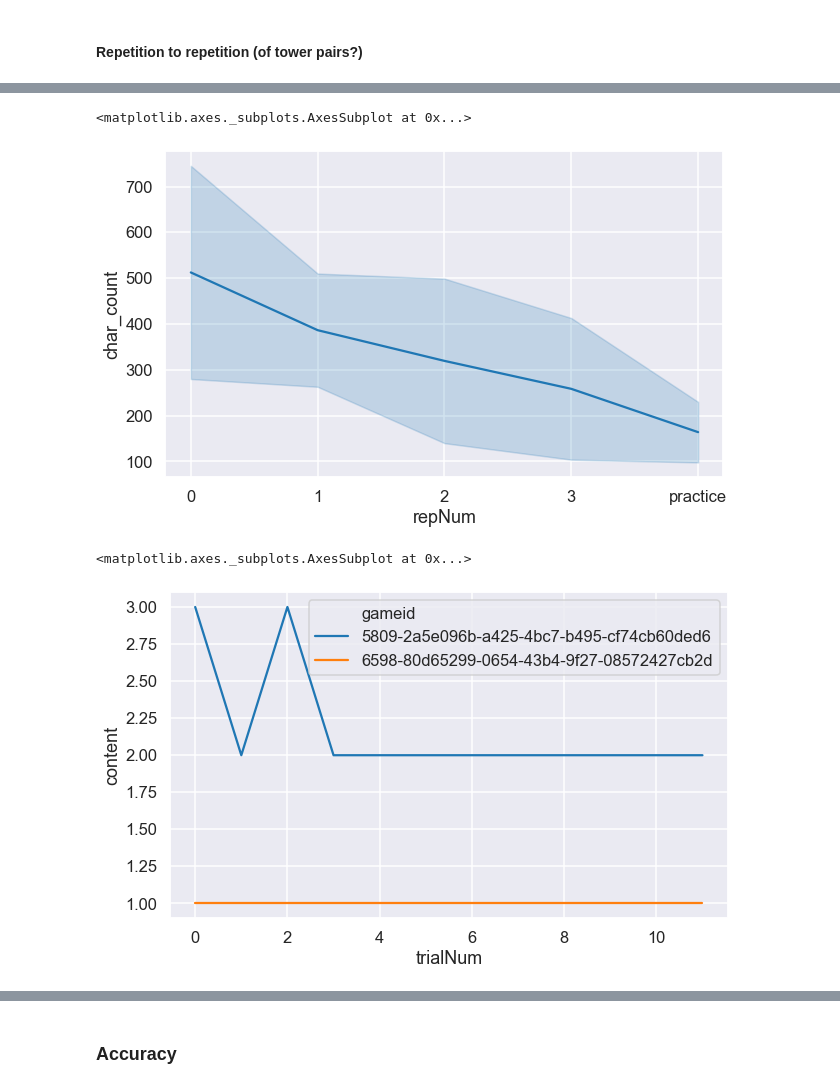
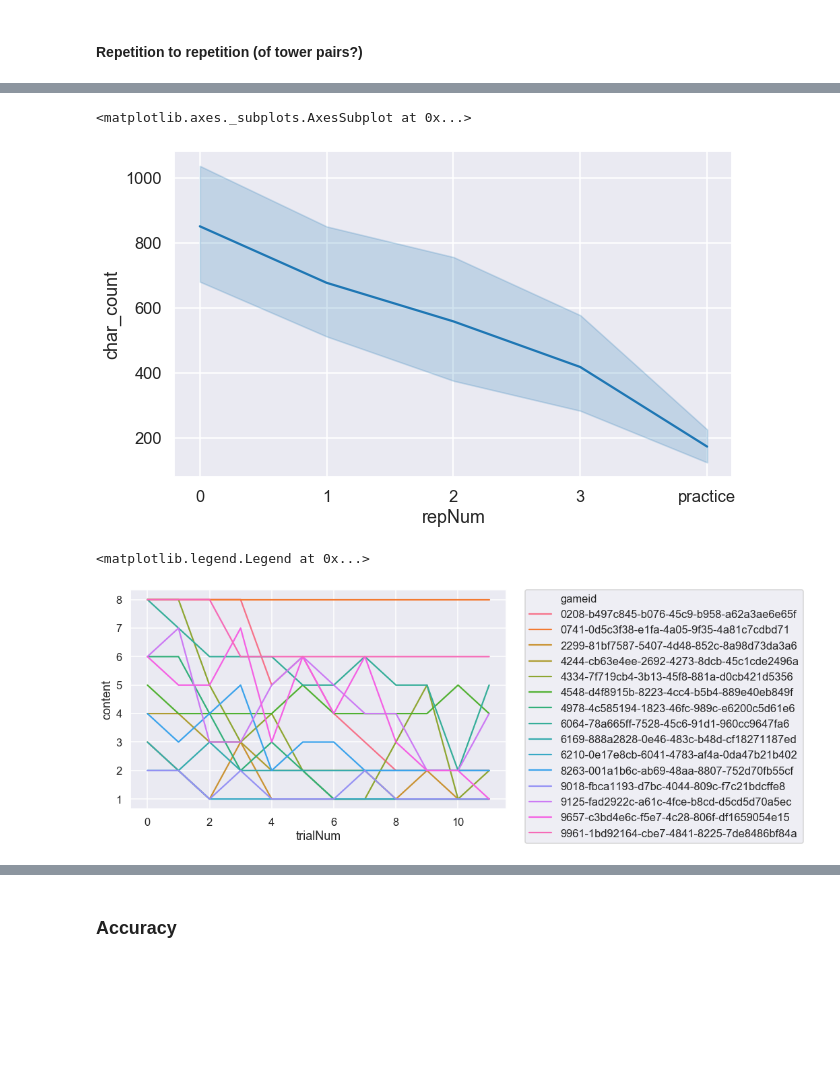
Before and after one commit to cogtoolslab/compositional-abstractions, a Jupyter notebook: analysis/compabs_analysis_p3.ipynb, the cells around one changed output, grey strips where cells are left out. Cells and saved outputs as stored; diff of their text form; code cells hidden in the pictures; blank space fills up the shorter version.

Commit message:
neaten/ clean analysis

```diff
--- a/analysis/compabs_analysis_p3.ipynb
+++ b/analysis/compabs_analysis_p3.ipynb
@@ -288,5 +341,9 @@ Now that we have our dfs constructed, we can do some basic analysis. If you pref
 # How many dyads fulfill 75% Accuracy on 75% of trials
 df75 = pd.DataFrame(df_trial.groupby(['gameid', 'trialNum'])['trialScore'].sum()>75).groupby(['gameid']).sum()
 df75['trials'] = df75['trialScore']
-print("Total dyads achieving 75% Accuracy on 75% of trials:",len(df75[df75['trials']>=9]))
+
+#delete rows that aren't greater than 75% in 9 trials
+df75 = df75[df75['trials']>=9]
+
+print("Total dyads achieving 75% Accuracy on 75% of trials:",len(df75))
 # %% [output]
@@ -294,3 +351,11 @@ Total dyads achieving 75% Accuracy on 75% of trials: 2
+# %%
+includedGames = list(df75.reset_index().gameid)
+# %%
+# Exclude from analysis
+df_block = df_block[df_block.gameid.isin(includedGames)]
+df_chat = df_chat[df_chat.gameid.isin(includedGames)]
+df_exit = df_exit[df_exit.gameid.isin(includedGames)]
+df_trial = df_trial[df_trial.gameid.isin(includedGames)]
 # %%
 #df_exit2 = pd.read_csv('../results/csv/compabs_exit_pilot2.csv')
 df_exit.confused.unique()
@@ -431,16 +504,17 @@ plt.figure(figsize=(10,6))
 sns.lineplot(data=rep_sums, x='repNum',y='char_count')
 # %% [output]
 <matplotlib.axes._subplots.AxesSubplot at 0x...>
-[figure, old version]
+[figure, new version]
 # %%
 # Number of messages across trials (by game)
 
 plt.figure(figsize=(10,6))
 sns.lineplot(data=trial_counts, x='trialNum',y='content', hue='gameid')
+plt.legend(bbox_to_anchor=(1.05, 1), loc=2, borderaxespad=0)
 # y variable doesn't matter here- it just counts the number of rows in each group
 # %% [output]
-<matplotlib.axes._subplots.AxesSubplot at 0x...>
+<matplotlib.legend.Legend at 0x...>
-[figure, old version]
+[figure, new version]
 # %%
 messages = df_chat.groupby(['gameid','trialNum'])['content'].agg(lambda x: "\\\"".join(x)).reset_index()
 with pd.option_context('display.max_colwidth', -1):  # more options can be specified also
```
Also changed, not shown: parts of 62 cells of this notebook.
